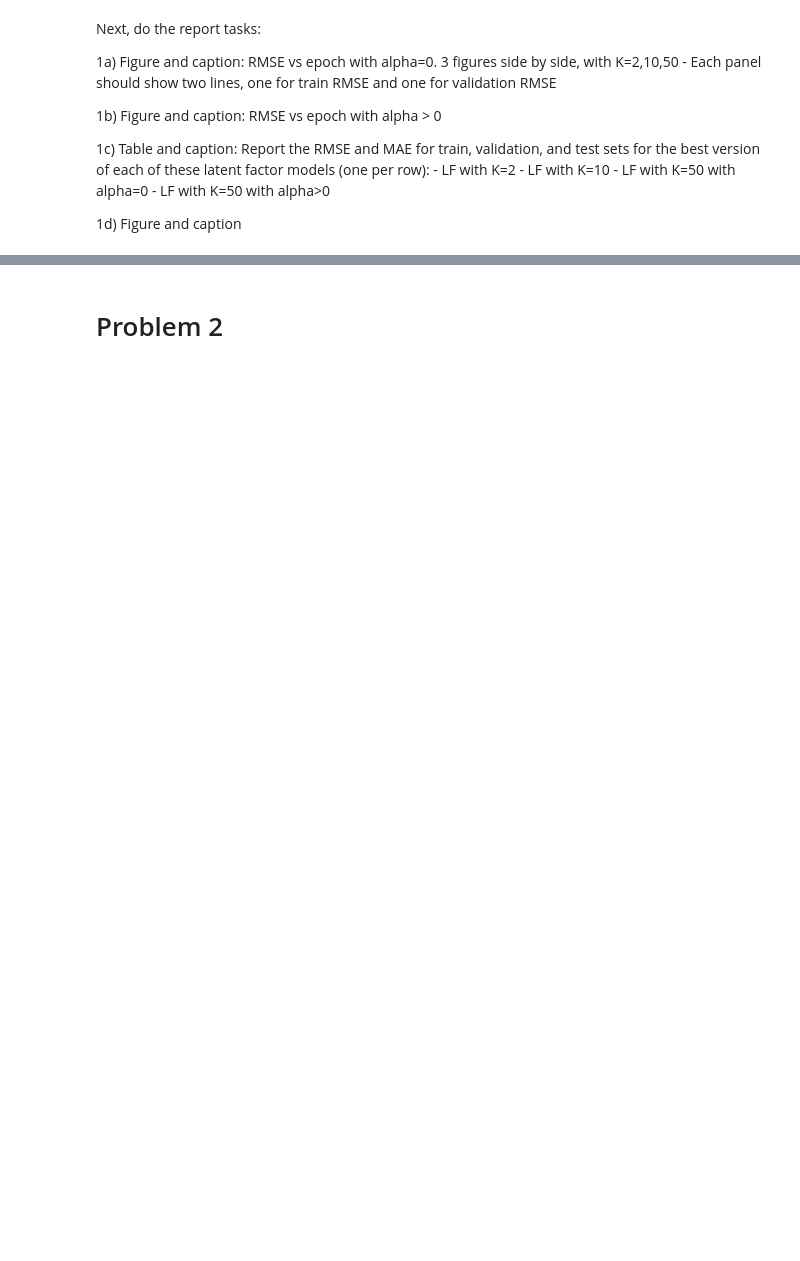
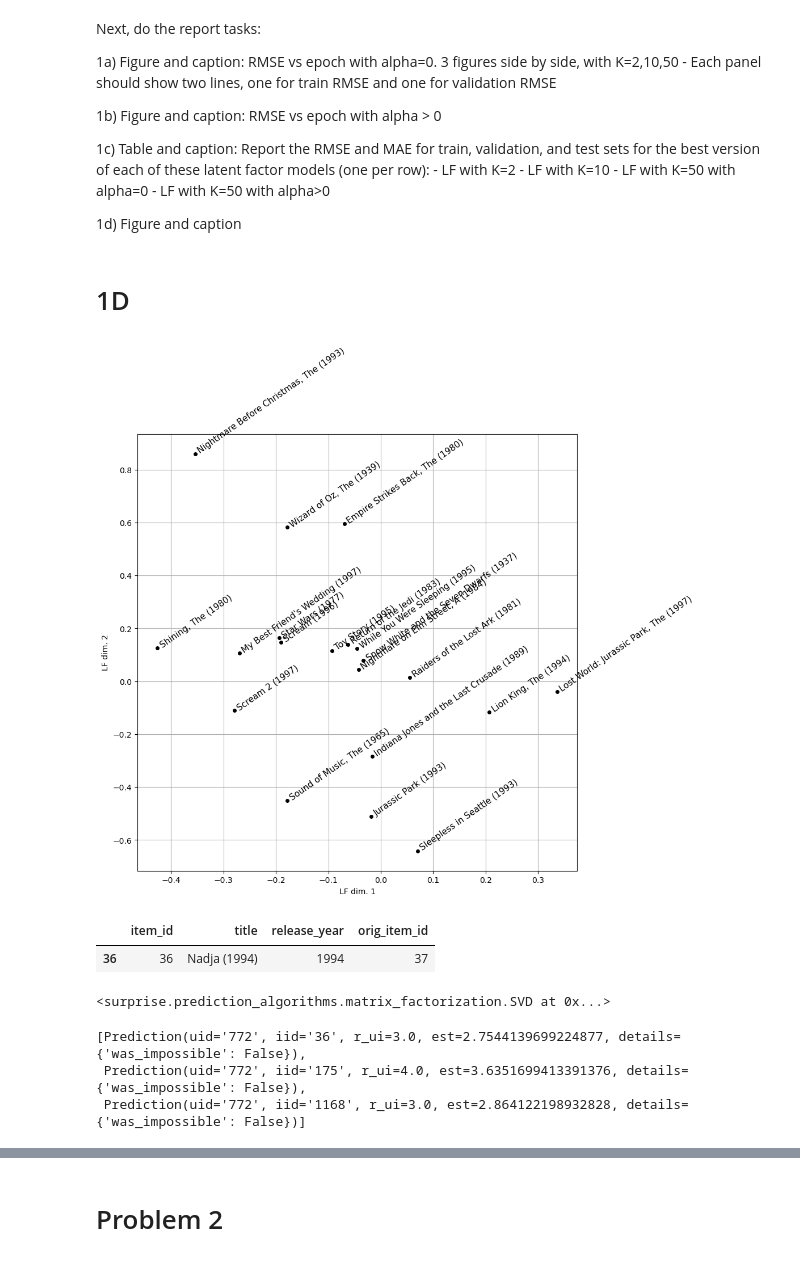
Before and after one commit to behrensm03/cs135-project2, a Jupyter notebook: Project B.ipynb, the cells around one changed output, grey strips where cells are left out. Saved outputs shown, nothing was run; the diff lists cells and outputs as text; code cells hidden in the pictures; blank space fills up the shorter version.

Commit message:
feat: problem 1d (#12)

```diff
--- a/Project B.ipynb
+++ b/Project B.ipynb
@@ -237,3 +239,49 @@ Next, do the report tasks:
     - LF with K=50 with alpha>0
 
 1d) Figure and caption
+# %% [markdown]
+# 1D
+# %%
+select_movies_df = pd.read_csv(os.path.join(DATA_PATH, 'select_movies.csv'))
+# %%
+with open('problem1aparamsk2.pkl', 'rb') as f:
+    bestK2params = pickle.load(f)
+
+model = CollabFilterOneVectorPerItem(
+    n_epochs=200, batch_size=batch_size, step_size=0.5, n_factors=2, alpha=0.0, random_state=random_state
+)
+model.param_dict = bestK2params
+# %%
+B = 0.002
+
+_, _ = plt.subplots(figsize=(10., 10.));
+
+for sid, itemid in enumerate(select_movies_df['item_id'].values):
+    title = select_movies_df['title'].values[sid]
+#     print(f"itemid {itemid}")
+#     row_id = ag_np.flatnonzero(train_item_ids == itemid)[0]
+#     print(f"rowid {row_id}")
+#     movie_vec_2 = model.param_dict['V'][row_id,:]
+    movie_vec_2 = model.param_dict['V'][itemid, :]
+    plt.plot(movie_vec_2[0], movie_vec_2[1], 'k.', markersize=8)
+
+#     if title.count("Wedding"):
+#         curBy = -3 * B # manual edit to make more readable
+#     else:
+#         curBy = B
+    curBy = B
+
+    plt.text(movie_vec_2[0] + B, movie_vec_2[1] + curBy,
+             title, rotation=35, fontsize=11)
+
+plt.xlabel('LF dim. 1');
+plt.ylabel('LF dim. 2');
+# plt.axis('equal');
+plt.grid()
+# %% [output]
+[figure, added]
+# %%
+movie_df[movie_df['item_id'] == 36]
+# %% [output]
+|  | item_id | title | release_year | orig_item_id |
+| 36 | 36 | Nadja (1994) | 1994 | 37 |
@@ -239,0 +299,13 @@ Next, do the report tasks:
+# %%
+model = surprise.SVD(n_factors=2, n_epochs=10, lr_all=0.01, random_state=0)
+model.fit(dev_set_for_fit)
+# %% [output]
+<surprise.prediction_algorithms.matrix_factorization.SVD at 0x...>
+# %%
+yhat = model.test(dev_set_for_predict)
+
+yhat[:3]
+# %% [output]
+[Prediction(uid='772', iid='36', r_ui=3.0, est=2.7544139699224877, details={'was_impossible': False}),
+ Prediction(uid='772', iid='175', r_ui=4.0, est=3.6351699413391376, details={'was_impossible': False}),
+ Prediction(uid='772', iid='1168', r_ui=3.0, est=2.864122198932828, details={'was_impossible': False})]
```
Also changed, not shown: parts of 8 cells of this notebook, 2 other files.
